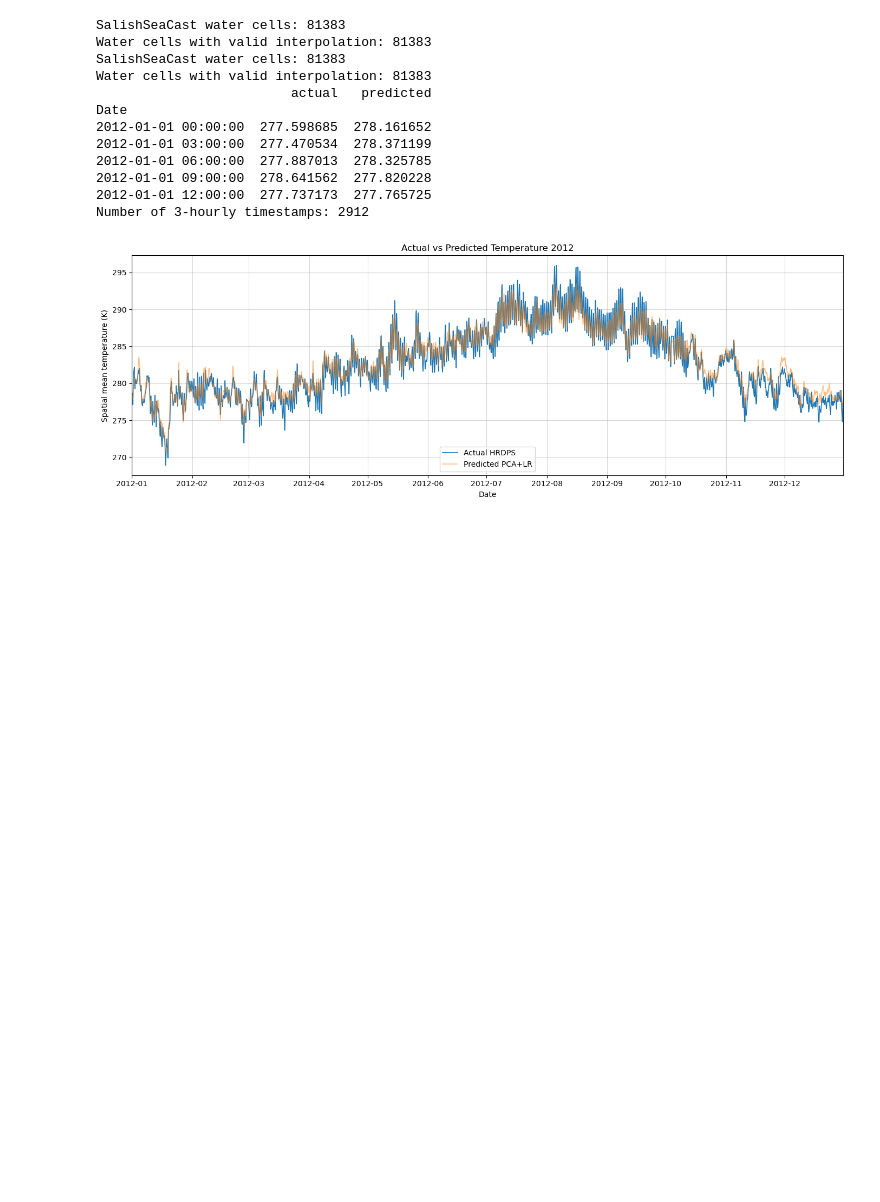
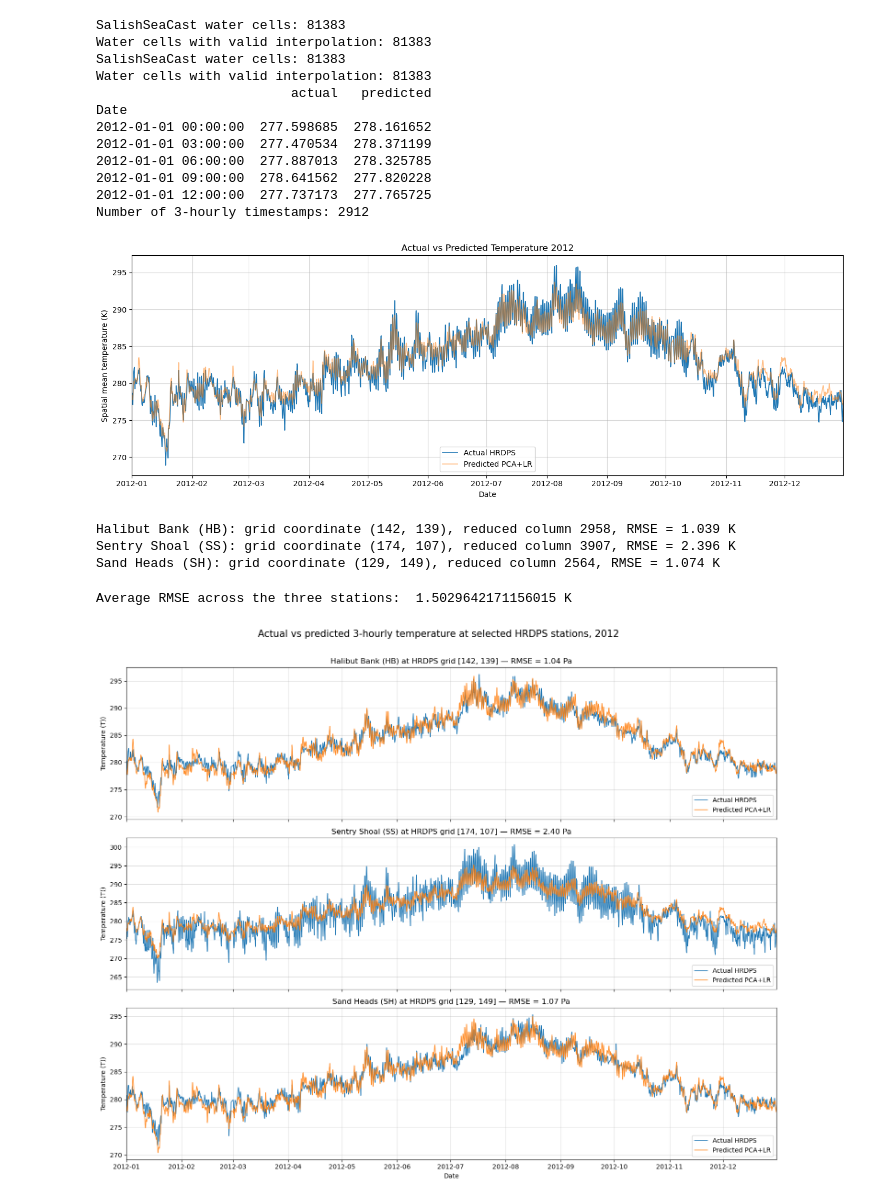
Before and after one commit to SalishSeaCast/analysis-dishika, a Jupyter notebook: notebooks/temperature_PCA.ipynb, the cells around one changed output. Saved outputs shown, nothing was run; the diff lists cells and outputs as text; code cells hidden in the pictures; blank space fills up the shorter version.

Commit message:
Station plots for temp

```diff
--- a/notebooks/temperature_PCA.ipynb
+++ b/notebooks/temperature_PCA.ipynb
@@ -974,0 +988,54 @@ plt.show()
+# %%
+station_series = {}
+station_rmse = {}
+
+for station_name, (y, x) in stations.items():
+    column = get_reduced_hrdps_column(y=y,x=x,mask_HRDPS_2d_valid=mask_HRDPS_2d_valid)
+    actual = X_hrdps_test[:, column]
+    predicted = X_hrdps_test_pred[:, column]
+    rmse = np.sqrt(mean_squared_error(actual, predicted))
+    station_series[station_name] = {"actual": actual,"predicted": predicted,"column": column}
+    station_rmse[station_name] = rmse
+    print(
+        f"{station_name}: grid coordinate ({y}, {x}), "
+        f"reduced column {column}, RMSE = {rmse:.3f} K"
+    )
+# %% [output]
+Halibut Bank (HB): grid coordinate (142, 139), reduced column 2958, RMSE = 1.039 K
+Sentry Shoal (SS): grid coordinate (174, 107), reduced column 3907, RMSE = 2.396 K
+Sand Heads (SH): grid coordinate (129, 149), reduced column 2564, RMSE = 1.074 K
+# %%
+average_station_rmse = np.mean(list(station_rmse.values()))
+print("Average RMSE across the three stations: ",average_station_rmse, "K")
+# %% [output]
+Average RMSE across the three stations:  1.5029642171156015 K
+# %%
+fig, axes = plt.subplots(nrows=3,ncols=1,figsize=(15, 12),sharex=True)
+for ax, (station_name, values) in zip(axes,station_series.items()):
+    actual = values["actual"]
+    predicted = values["predicted"]
+    rmse = station_rmse[station_name]
+
+    ax.plot(test_times,actual,label="Actual HRDPS",linewidth=1.1)
+    ax.plot(test_times,predicted,label="Predicted PCA+LR",linewidth=1.1,alpha=0.9)
+
+    y, x = stations[station_name]
+
+    ax.set_title(
+        f"{station_name} at HRDPS grid [{y}, {x}] "
+        f"— RMSE = {rmse:.2f} Pa"
+    )
+
+    ax.set_ylabel("Temperature (T))")
+    ax.grid(True, alpha=0.4)
+    ax.legend(loc="lower right")
+
+
+axes[-1].set_xlabel("Date")
+
+fig.suptitle("Actual vs predicted 3-hourly temperature at selected HRDPS stations, 2012",fontsize=15,y=1.01)
+for ax in axes:ax.set_xlim(pd.Timestamp("2012-01-01"),pd.Timestamp("2012-12-31"))
+plt.tight_layout()
+plt.show()
+# %% [output]
+[figure, added]
```
Also changed, not shown: parts of 2 cells of this notebook.
